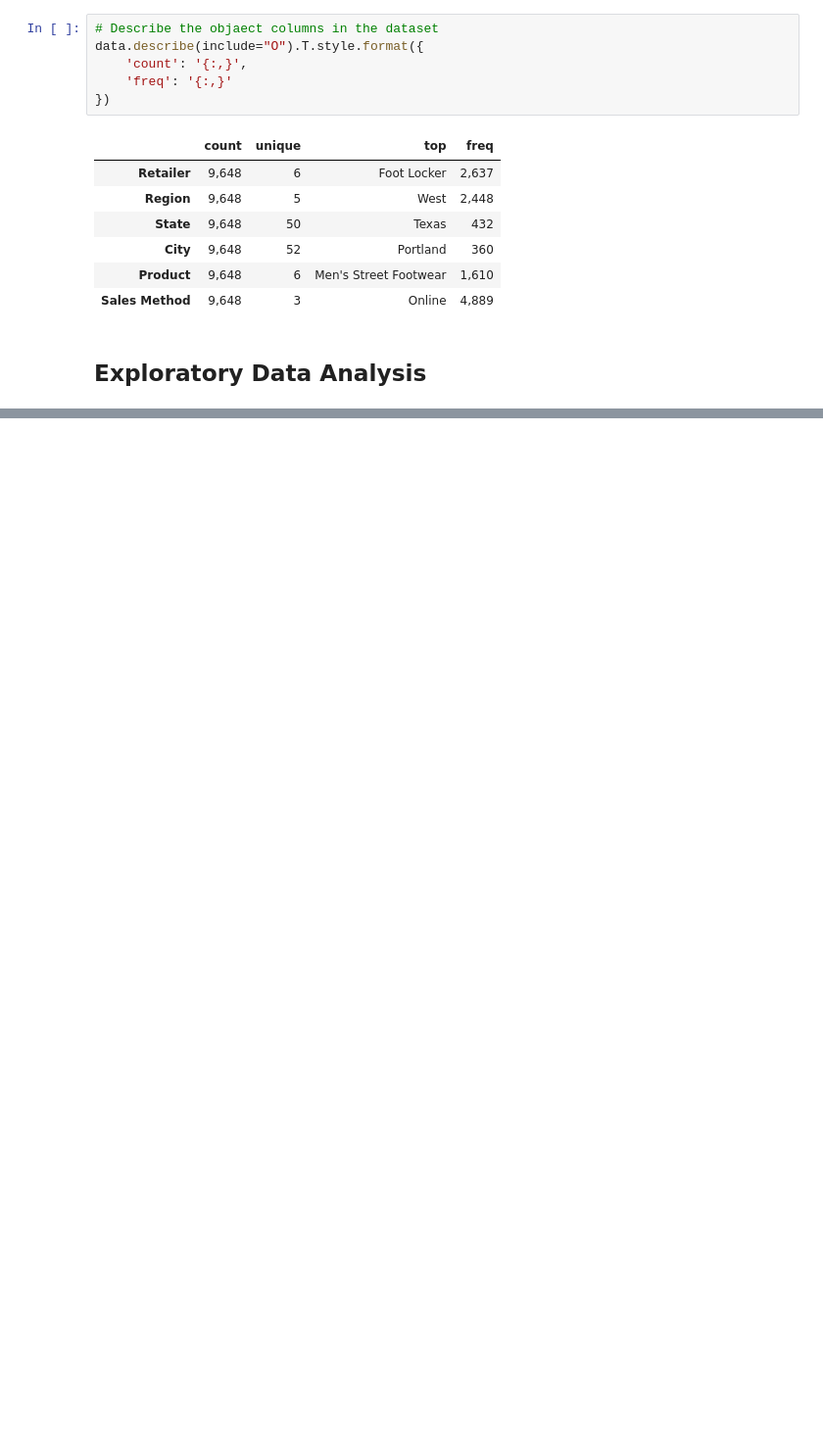
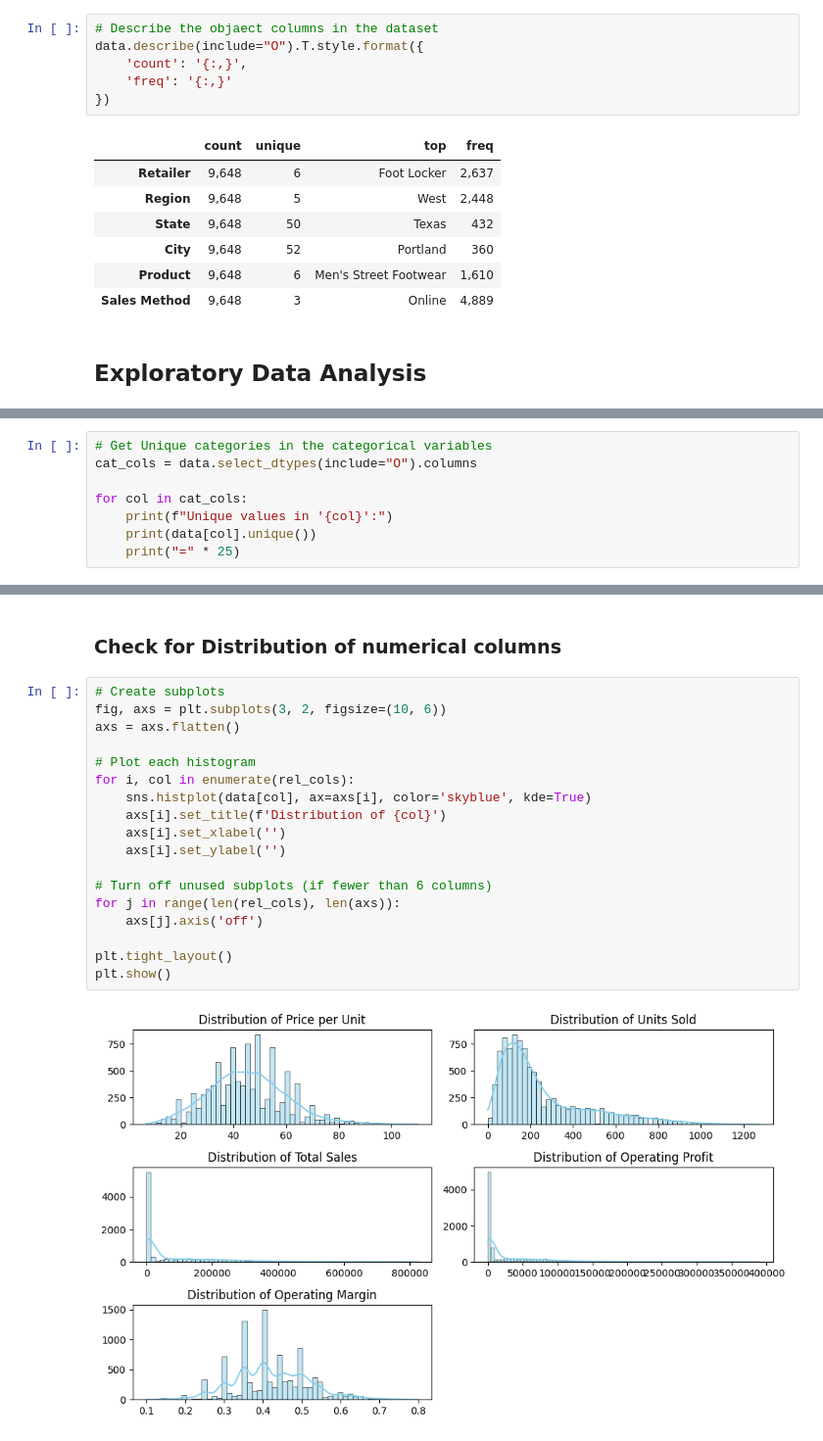
Before and after one commit to murithidenisgitobu/Adidas-Sales-Analysis-Across-the-US, a Jupyter notebook: Jupyter Notebook/adidas_notebook.ipynb, the cells around one changed output, grey strips where cells are left out. Shown at 98% size. Saved outputs shown, nothing was run; the diff lists cells and outputs as text; blank space fills up the shorter version.

```diff
--- a/Jupyter Notebook/adidas_notebook.ipynb
+++ b/Jupyter Notebook/adidas_notebook.ipynb
@@ -164,0 +214,8 @@ data.describe(include="O").T.style.format({
+# %%
+# Get Unique categories in the categorical variables
+cat_cols = data.select_dtypes(include="O").columns
+
+for col in cat_cols:
+    print(f"Unique values in '{col}':")
+    print(data[col].unique())
+    print("=" * 25)
@@ -164,0 +240,22 @@ data.describe(include="O").T.style.format({
+# %% [markdown]
+### **Check for Distribution of numerical columns**
+# %%
+# Create subplots
+fig, axs = plt.subplots(3, 2, figsize=(10, 6))
+axs = axs.flatten()
+
+# Plot each histogram
+for i, col in enumerate(rel_cols):
+    sns.histplot(data[col], ax=axs[i], color='skyblue', kde=True)
+    axs[i].set_title(f'Distribution of {col}')
+    axs[i].set_xlabel('')
+    axs[i].set_ylabel('')
+
+# Turn off unused subplots (if fewer than 6 columns)
+for j in range(len(rel_cols), len(axs)):
+    axs[j].axis('off')
+
+plt.tight_layout()
+plt.show()
+# %% [output]
+[figure, added]
```
Also changed, not shown: parts of 7 cells of this notebook.
